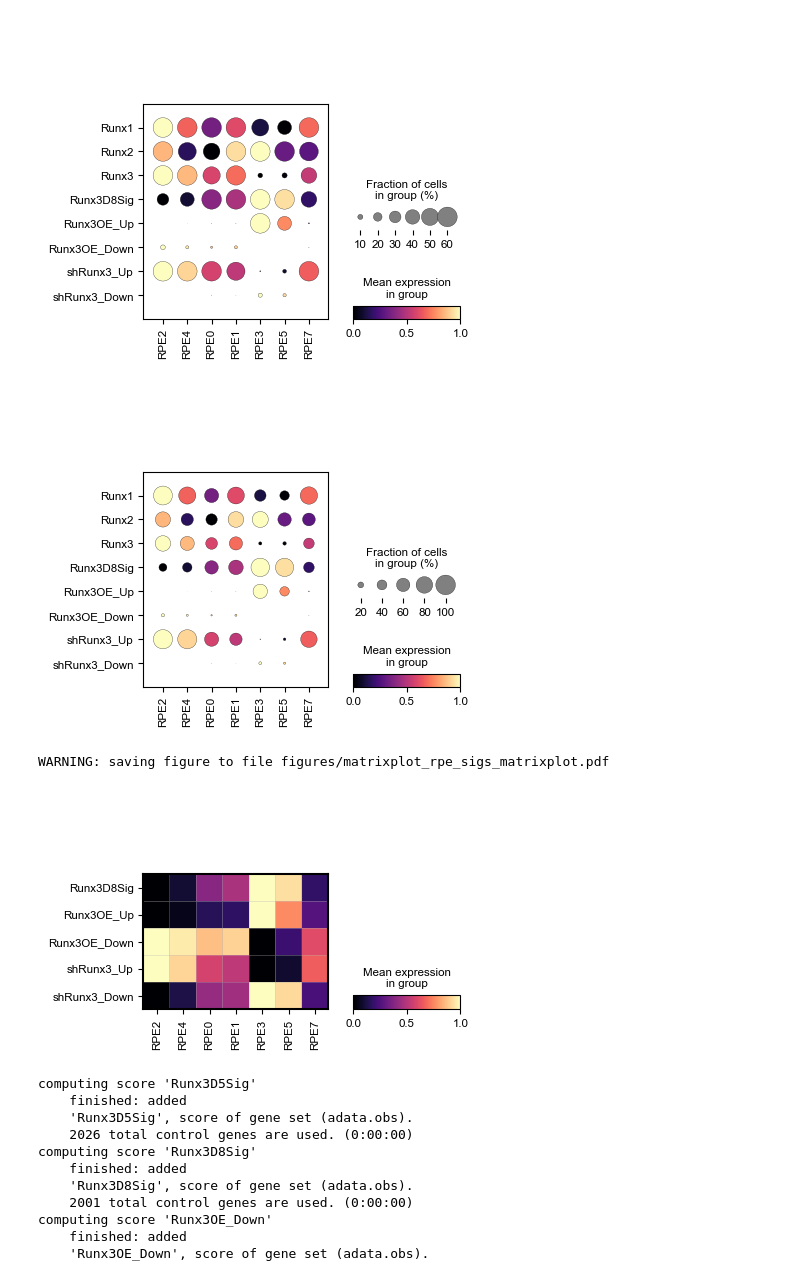
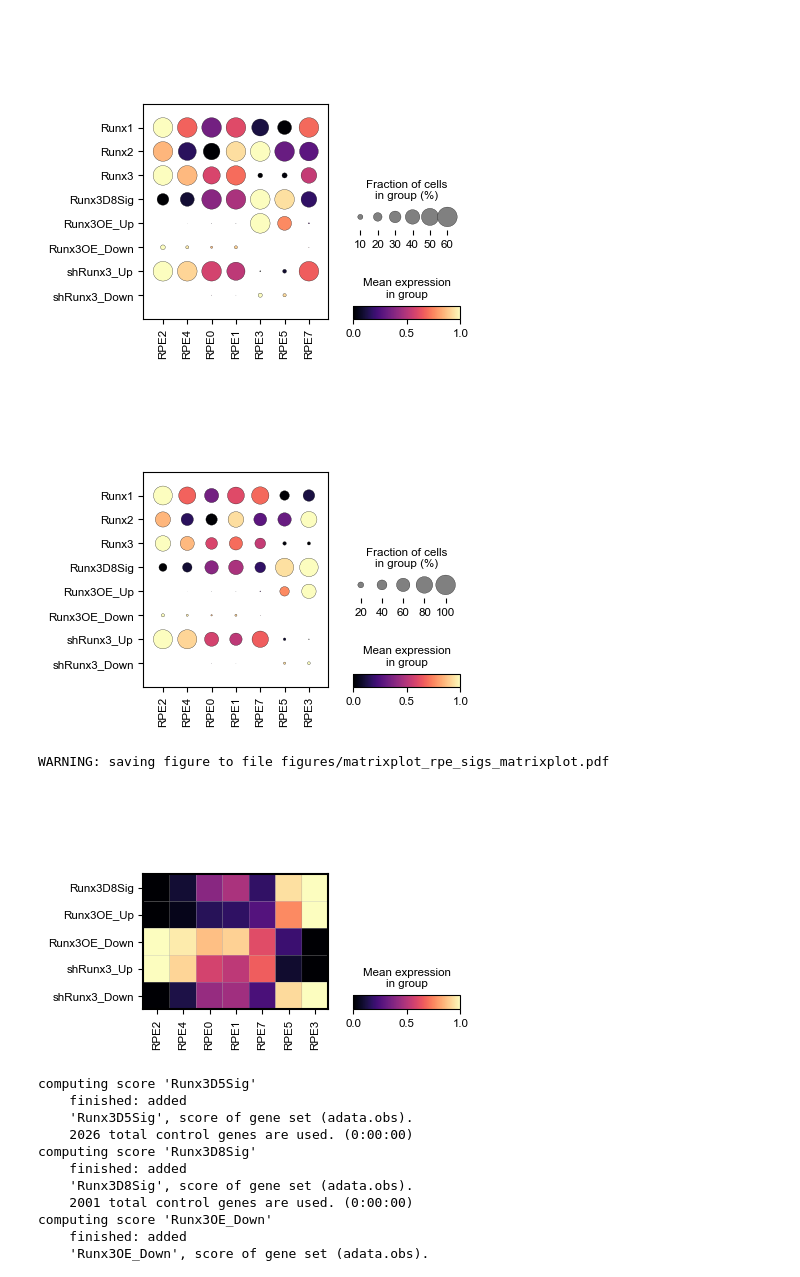
Before and after one commit to ScrippsPipkinLab/AlbaoRunx3Manuscript, a Jupyter notebook: single_cell/08_hto/08_hto.ipynb, the cells around one changed output. Cells and saved outputs as stored; diff of their text form; code cells hidden in the pictures.

```diff
--- a/single_cell/08_hto/08_hto.ipynb
+++ b/single_cell/08_hto/08_hto.ipynb
@@ -324,12 +324,14 @@ computing score 'shRunx3_Up'
 # %%
 sigs2 = ["Runx3D8Sig", "Runx3OE_Up", "Runx3OE_Down", "shRunx3_Up", "shRunx3_Down"]
 
+rpe_subset2.obs["RPE"] = pd.Categorical(rpe_subset2.obs["RPE"], categories=["RPE2", "RPE4", "RPE0", "RPE1", "RPE7", "RPE5", "RPE3"])
+
 sc.pl.dotplot(rpe_subset2, sigs, groupby="RPE", swap_axes=True, use_raw=True, cmap = "magma", standard_scale="var", dot_max = 1.0)
 sc.pl.matrixplot(rpe_subset2, sigs2, groupby="RPE", swap_axes=True, use_raw=True, cmap = "magma", standard_scale="var", save="rpe_sigs_matrixplot.pdf")
 # %% [output]
-[figure, old version]
+[figure, new version]
 WARNING: saving figure to file figures/matrixplot_rpe_sigs_matrixplot.pdf
-[figure, old version]
+[figure, new version]
 # %%
 wte = ad.read_h5ad("h5ad/03_clustering_WTE.h5ad")
 
```
Also changed, not shown: parts of 3 cells of this notebook, 2 other files.
